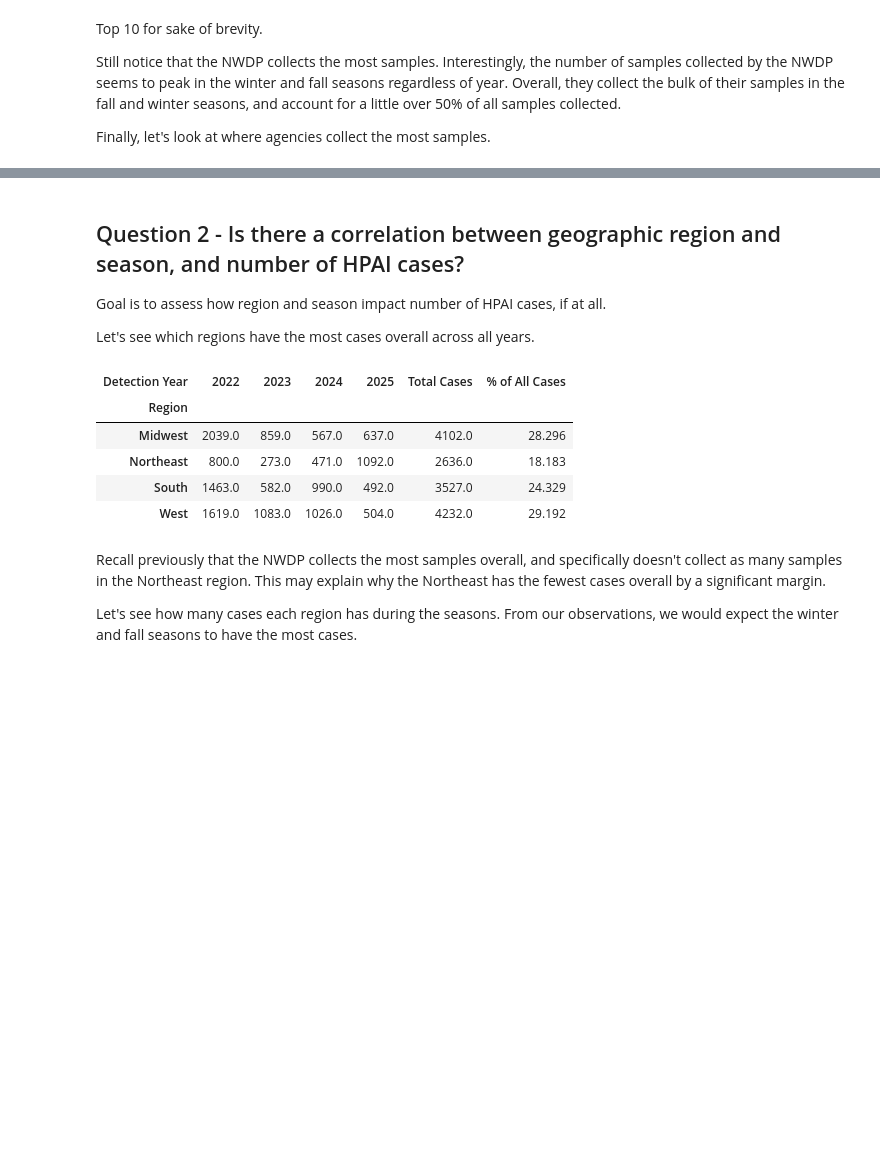
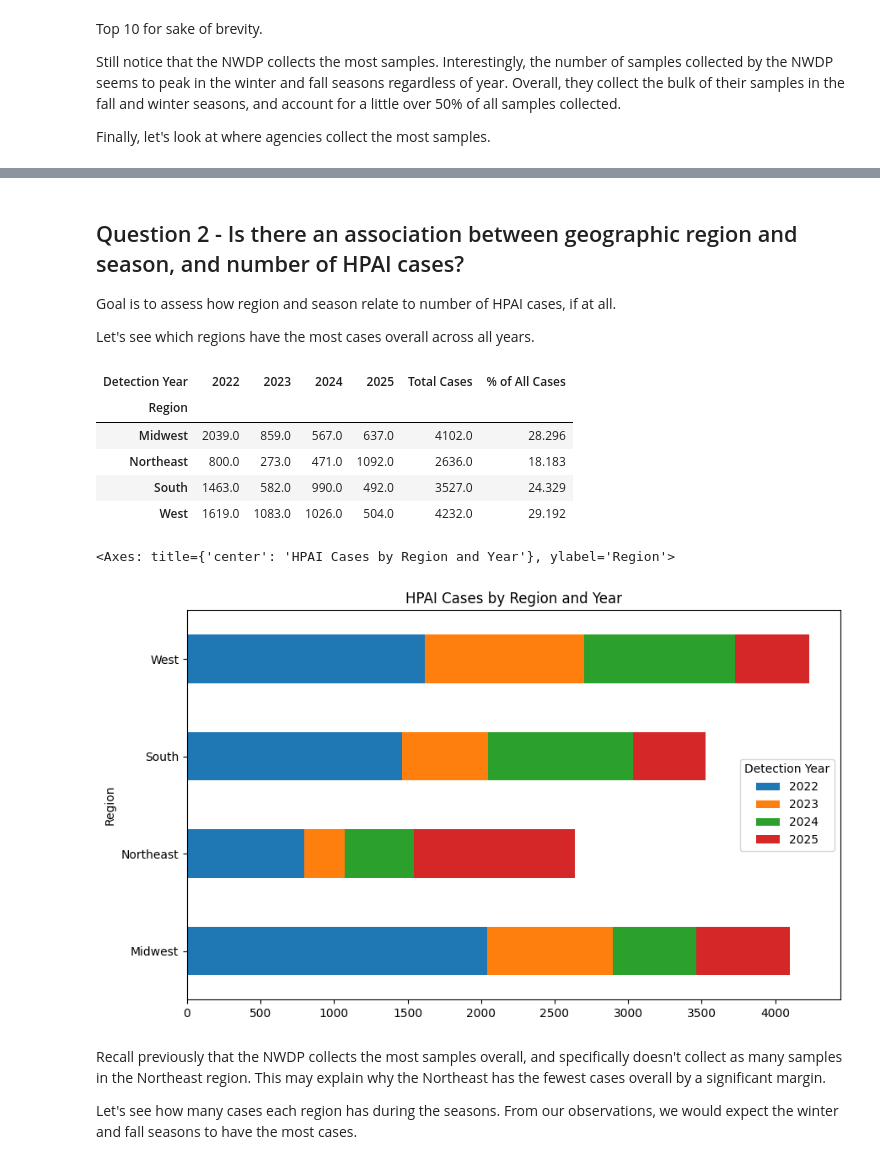
Before and after one commit to Sharyyy345/Math_316_Project1, a Jupyter notebook: notebooks/main_insights.ipynb, the cells around one changed output, grey strips where cells are left out. Cells and saved outputs as stored; diff of their text form; code cells hidden in the pictures; blank space fills up the shorter version.

```diff
--- a/notebooks/main_insights.ipynb
+++ b/notebooks/main_insights.ipynb
@@ -235,25 +281,31 @@ These observations suggest the following:
 # %% [markdown]
-## Question 2 - Is there a correlation between geographic region and season, and number of HPAI cases?
+## Question 2 - Is there an association between geographic region and season, and number of HPAI cases?
 
-Goal is to assess how region and season impact number of HPAI cases, if at all.
+Goal is to assess how region and season relate to number of HPAI cases, if at all.
 
 Let's see which regions have the most cases overall across all years.
 # %%
+from IPython.display import display
+
 df6 = df2.copy()
 df6 = df6.groupby(['Region', 'Detection Year']).size().reset_index(name='HPAI Cases').sort_values(by=['HPAI Cases'], ascending=False)
 df6_pivot = df6.pivot_table(index='Region', columns='Detection Year', values='HPAI Cases', fill_value=0)
 region_totals = df6_pivot.sum(axis=1)
 year_totals = df6_pivot.sum(axis=0)
 df6_pivot['Total Cases'] = df6_pivot.sum(axis=1)
 df6_pivot['% of All Cases'] = round(region_totals / year_totals.sum() * 100.0, ndigits=3)
-df6_pivot
+
+display(df6_pivot)
+df6_pivot.drop(columns=['Total Cases', '% of All Cases']).plot(kind='barh', stacked=True, figsize=(10, 6), title='HPAI Cases by Region and Year')
 # %% [output]
 | Detection Year | 2022 | 2023 | 2024 | 2025 | Total Cases | % of All Cases |
 | Region |  |  |  |  |  |  |
 | Midwest | 2039.0 | 859.0 | 567.0 | 637.0 | 4102.0 | 28.296 |
 | Northeast | 800.0 | 273.0 | 471.0 | 1092.0 | 2636.0 | 18.183 |
 | South | 1463.0 | 582.0 | 990.0 | 492.0 | 3527.0 | 24.329 |
 | West | 1619.0 | 1083.0 | 1026.0 | 504.0 | 4232.0 | 29.192 |
+<Axes: title={'center': 'HPAI Cases by Region and Year'}, ylabel='Region'>
+[figure, added]
 # %% [markdown]
 Recall previously that the NWDP collects the most samples overall, and specifically doesn't collect as many samples in the Northeast region. This may explain why the Northeast has the fewest cases overall by a significant margin.
 
```
Also changed, not shown: parts of 22 cells of this notebook, 2 other files.
